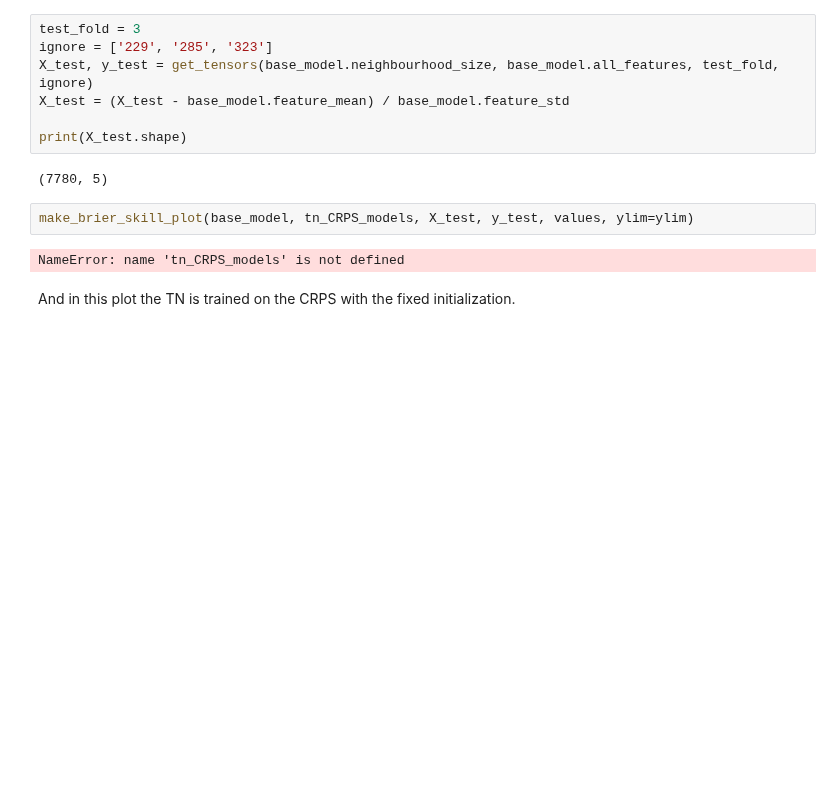
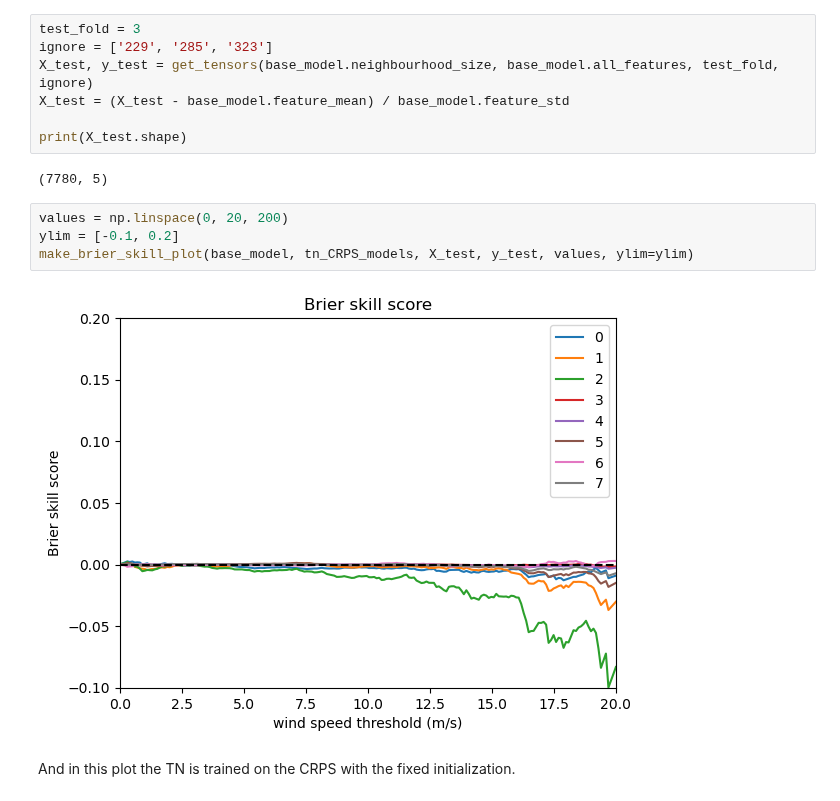
Before and after one commit to SimonHakvoort/thesiscode, a Jupyter notebook: src/new_emos_results/meeting_april.ipynb, the cells around one changed output. Drawn from its saved outputs; the diff is of its cells as text; blank space fills up the shorter version.

```diff
--- a/src/new_emos_results/meeting_april.ipynb
+++ b/src/new_emos_results/meeting_april.ipynb
@@ -476,9 +477,11 @@ print(X_test.shape)
 # %% [output]
 (7780, 5)
 # %%
+values = np.linspace(0, 20, 200)
+ylim = [-0.1, 0.2]
 make_brier_skill_plot(base_model, tn_CRPS_models, X_test, y_test, values, ylim=ylim)
 # %% [output]
-NameError: name 'tn_CRPS_models' is not defined
+[figure, added]
 # %% [markdown]
 And in this plot the TN is trained on the CRPS with the fixed initialization.
 # %%
```
Also changed, not shown: parts of 15 cells of this notebook, 7 other files.
